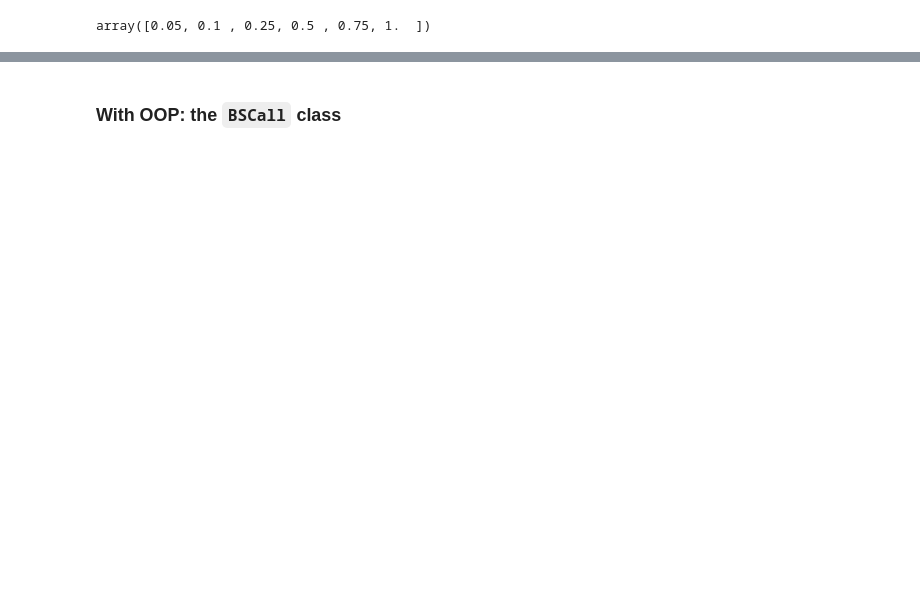
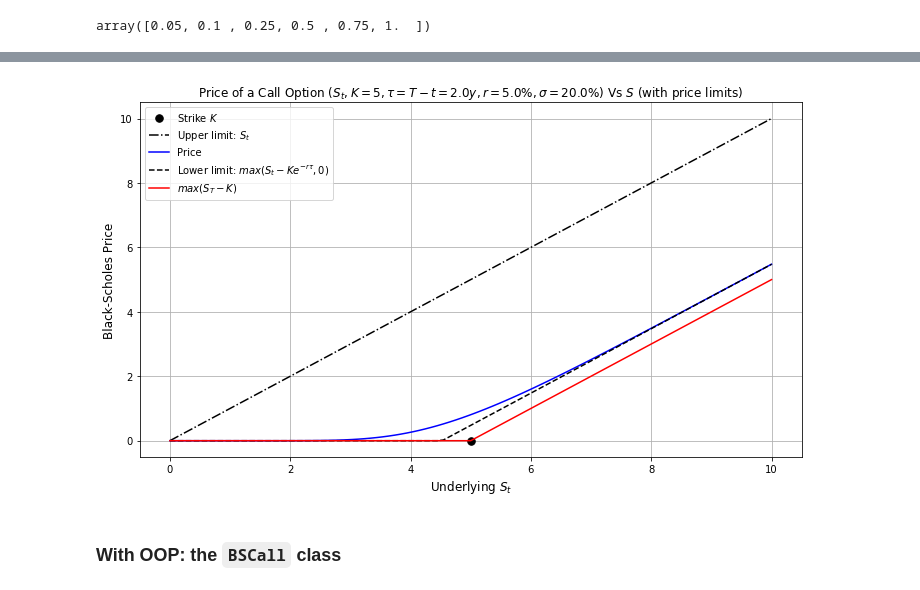
Before and after one commit to gabrielepompa88/IT-For-Business-And-Finance-2019-20, a Jupyter notebook: Notebooks/Derivatives_Analytics___Introduction_to_OOP.ipynb, the cells around one changed output, grey strips where cells are left out. Cells and saved outputs as stored; diff of their text form; code cells hidden in the pictures; blank space fills up the shorter version.

```diff
--- a/Notebooks/Derivatives_Analytics___Introduction_to_OOP.ipynb
+++ b/Notebooks/Derivatives_Analytics___Introduction_to_OOP.ipynb
@@ -357,0 +453,9 @@ plt.show()
+# %%
+tau = 2.0
+
+K_focus = 5
+
+S_strip_focus = np.linspace(0, 10, 100)
+S_strip_focus = np.append(S_strip_focus, K_focus)
+S_strip_focus = np.sort(S_strip_focus)
+S_strip_focus
@@ -358,3 +533,7 @@ plt.show()
+# %%
+plot_price(S_strip_focus, tau, K_focus)
+# %% [output]
+[figure, added]
 # %% [markdown]
 ### With OOP: the `BSCall` class <a name="bscall"></a>
 # %%
```
Also changed, not shown: parts of 108 cells of this notebook.
